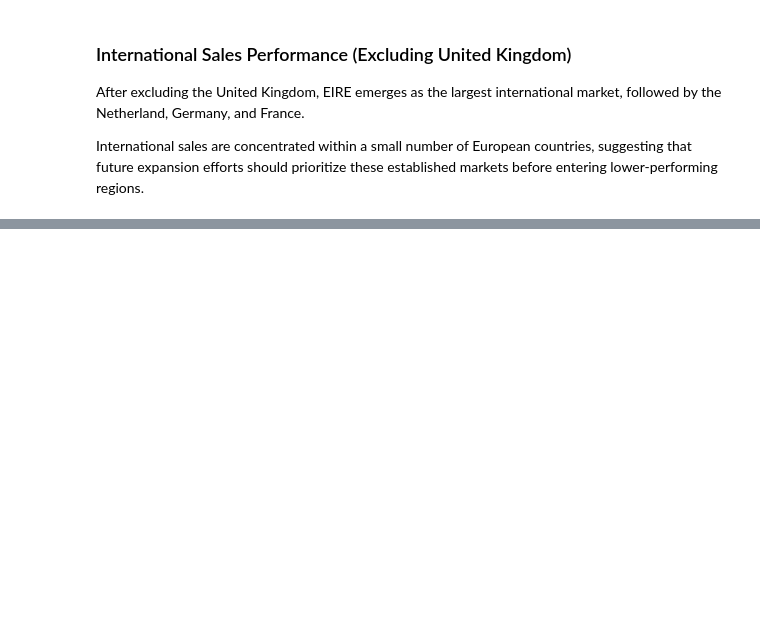
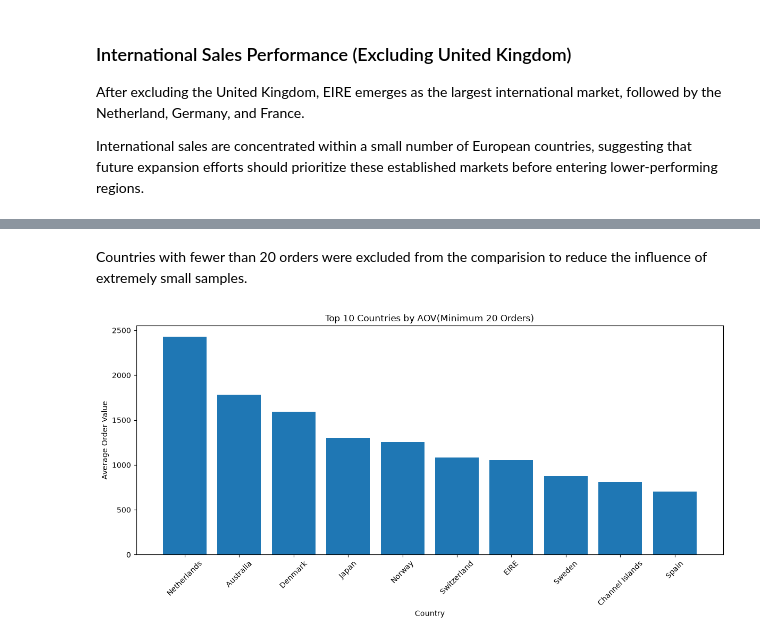
Before and after one commit to yoonjusong-analytics/ecommerce--customer-sales-analysis, a Jupyter notebook: notebook/03_exploratory_data_analysis.ipynb, the cells around one changed output, grey strips where cells are left out. Cells and saved outputs as stored; diff of their text form; code cells hidden in the pictures; blank space fills up the shorter version.

```diff
--- a/notebook/03_exploratory_data_analysis.ipynb
+++ b/notebook/03_exploratory_data_analysis.ipynb
@@ -790,0 +942,12 @@ International sales are concentrated within a small number of European countries
+# %%
+#4-3-3 Sorting AOV
+
+country_aov = (
+    country_aov
+    .sort_values(
+        by= "AOV",
+        ascending=False
+    )
+)
+
+country_aov.head(10)
@@ -790,0 +991,16 @@ International sales are concentrated within a small number of European countries
+# %%
+#4-3-4 TOP 10 AOV Countries (Countries with Minimum 20 Order counts)
+
+country_aov_filtered = (
+    country_aov[
+        country_aov["Order Count"] >= 20
+    ]
+    .sort_values(
+        by="AOV",
+        ascending=False
+    )
+)
+
+top10_country_aov_filtered = country_aov_filtered.head(10)
+
+top10_country_aov_filtered
@@ -790,0 +1019,21 @@ International sales are concentrated within a small number of European countries
+# %% [markdown]
+Countries with fewer than 20 orders were excluded from the comparision to reduce the influence of extremely small samples.
+# %%
+# 4-3-5 TOP AOV Countries (Countries with Minimum 20 Order counts)
+
+plt.figure(figsize=(12,6))
+
+plt.bar(
+    top10_country_aov_filtered["Country"],
+    top10_country_aov_filtered["AOV"]
+)
+
+plt.title("Top 10 Countries by AOV(Minimum 20 Orders)")
+plt.xlabel("Country")
+plt.ylabel("Average Order Value")
+
+plt.xticks(rotation=45)
+plt.tight_layout()
+plt.show()
+# %% [output]
+[figure, added]
```
Also changed, not shown: parts of 31 cells of this notebook.
